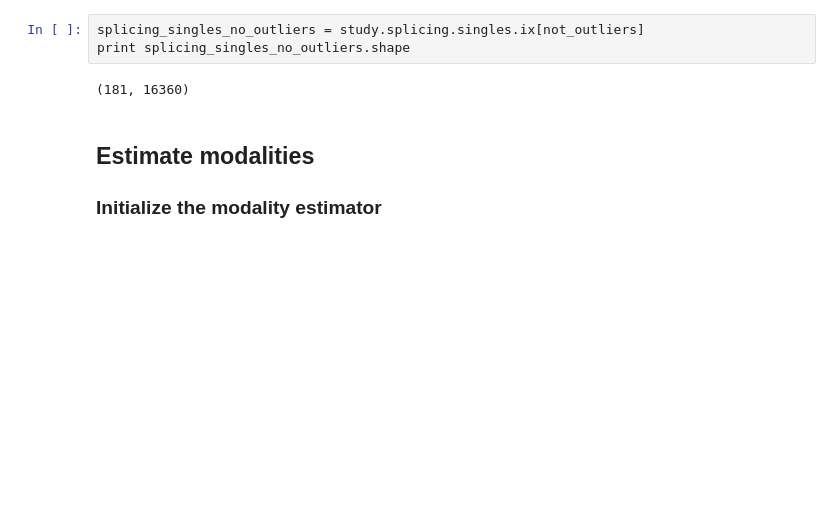
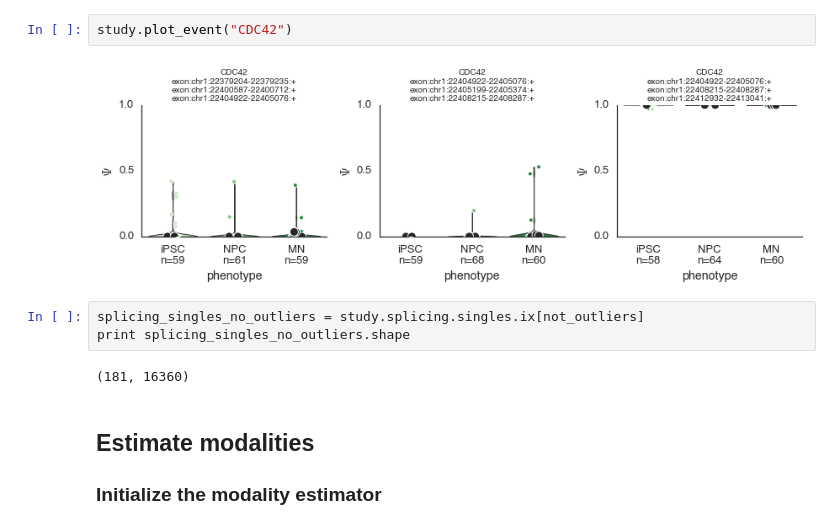
Before and after one commit to YeoLab/singlecell_pnm, a Jupyter notebook: 2._Figure_2/2.0_Figure_2,_part_1_-_modality_calculation_bayesian.ipynb, the cells around one changed output. Cells and saved outputs as stored; diff of their text form; blank space fills up the shorter version.

```diff
--- a/2._Figure_2/2.0_Figure_2,_part_1_-_modality_calculation_bayesian.ipynb
+++ b/2._Figure_2/2.0_Figure_2,_part_1_-_modality_calculation_bayesian.ipynb
@@ -41,4 +41,8 @@ folder = 'pdfs' #'/home/obotvinnik/Dropbox/figures2/singlecell_pnm/figure2_modal
 mkdir: cannot create directory `pdfs': File exists
+# %%
+study.plot_event("CDC42")
+# %% [output]
+[figure, added]
 # %%
 splicing_singles_no_outliers = study.splicing.singles.ix[not_outliers]
 print splicing_singles_no_outliers.shape
```
Also changed, not shown: parts of 1 cell of this notebook, 6 other files.
